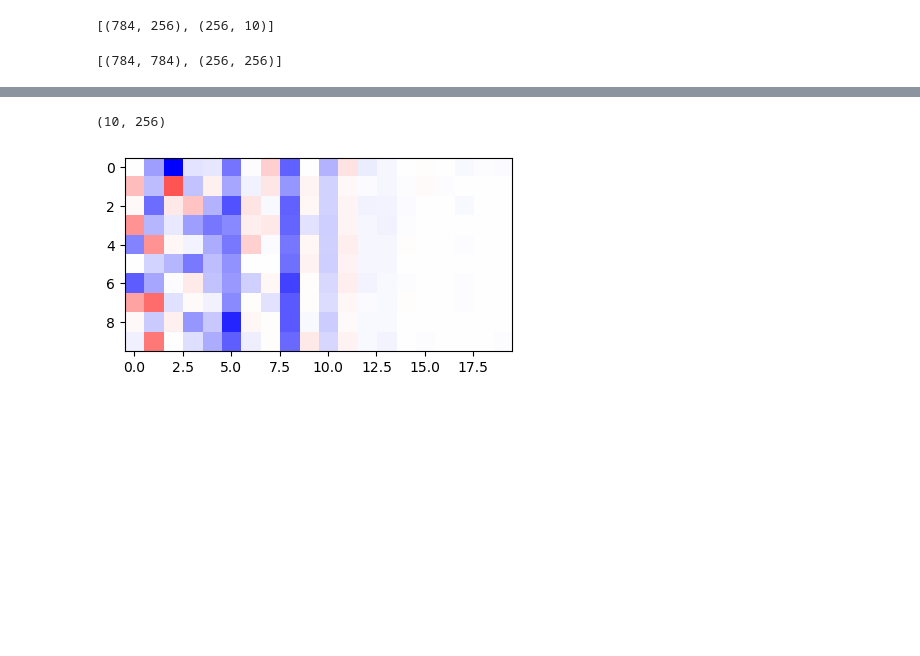
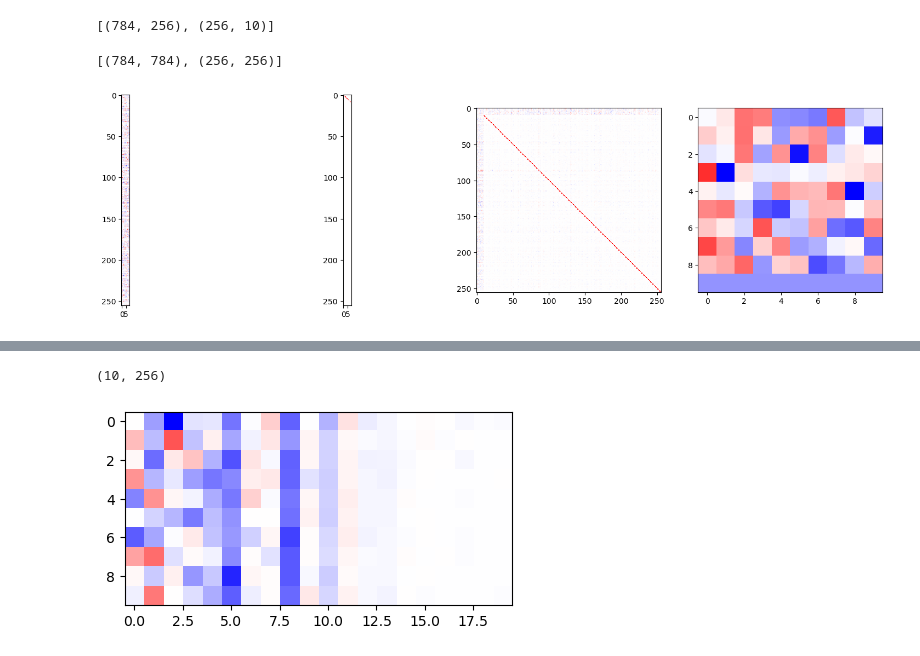
Before and after one commit to FriedChips/dl_basics, a Jupyter notebook: analysis/analysis_mnist.ipynb, the cells around one changed output, grey strips where cells are left out. Cells and saved outputs as stored; diff of their text form; code cells hidden in the pictures; blank space fills up the shorter version.

```diff
--- a/analysis/analysis_mnist.ipynb
+++ b/analysis/analysis_mnist.ipynb
@@ -81,6 +81,13 @@ ax.plot(x_range, relu(x_range));
 ax.grid(True)
 # %% [output]
 [figure]
+# %%
+def plot_usv(i):
+    fig, axs = plt.subplots(1, 4, figsize=(20,5))
+    plot_matrix(w[i][:], axs[0])
+    plot_matrix(s[i][:], axs[1])
+    plot_matrix(u[i][:], axs[2])
+    plot_matrix(vt[i][:], axs[3])
 # %%
 run = utils.TrainingRun()
 #P, model = run.load_state("/cloud/markus/gdrive/output/mlp_01-230417-080948/")
@@ -122,4 +133,8 @@ for wi in w:
 [ ui.shape for ui in u ]
 # %% [output]
 [(784, 784), (256, 256)]
+# %%
+plot_usv(1)
+# %% [output]
+[figure, added]
 # %%
```
Also changed, not shown: parts of 5 cells of this notebook, 2 other files.
